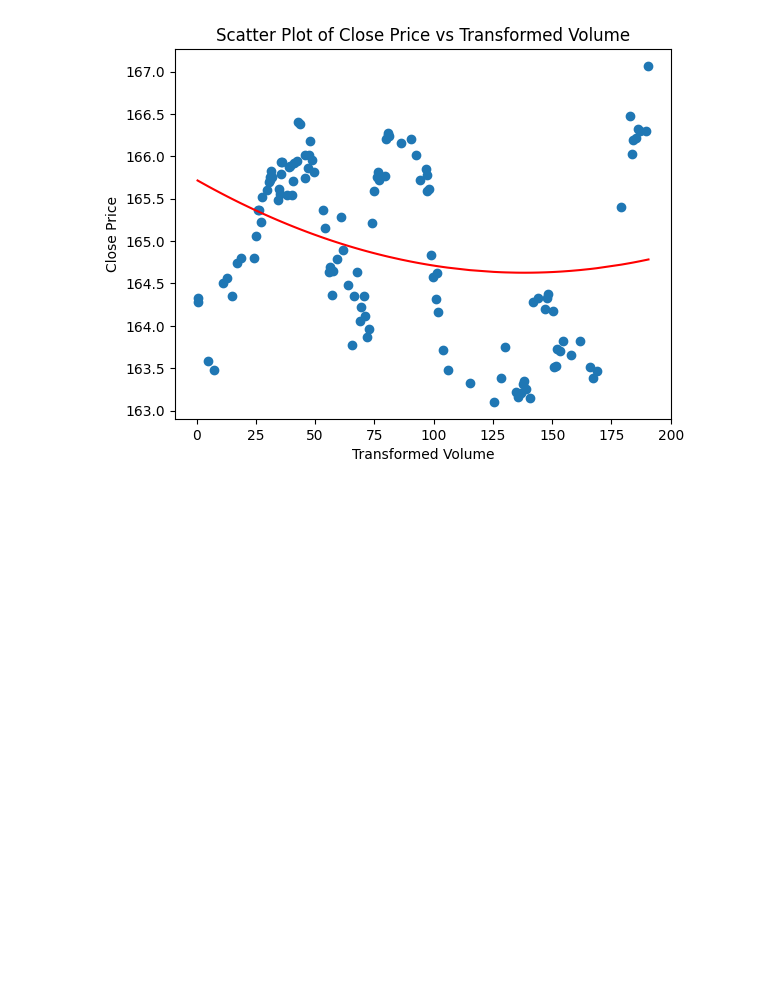
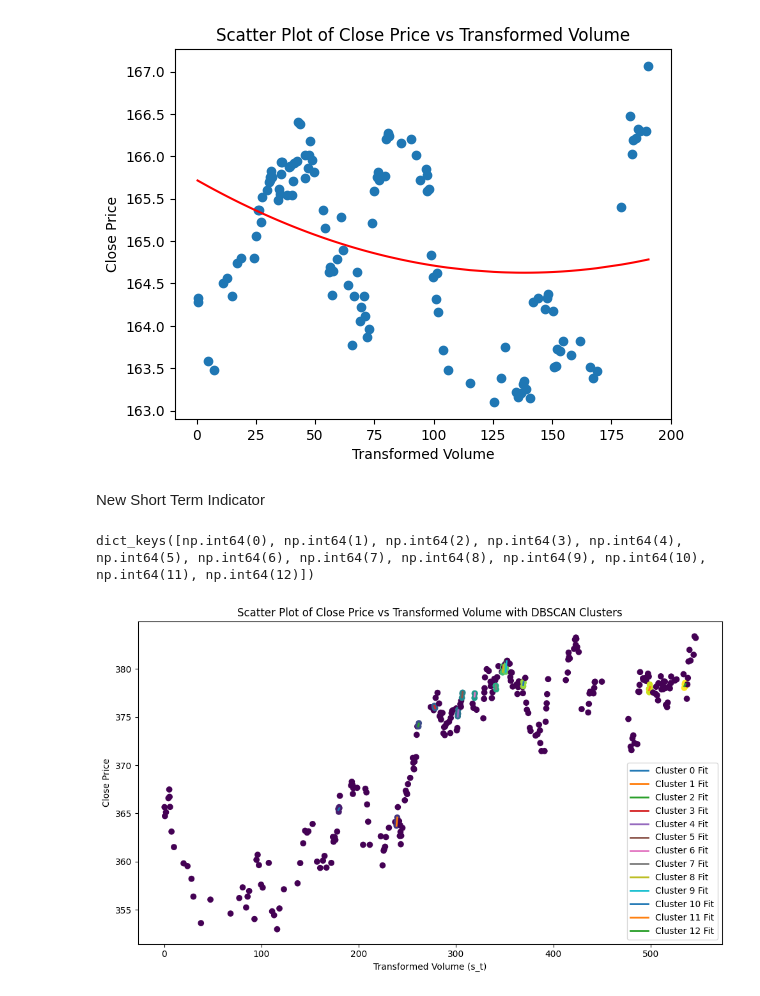
Before and after one commit to kechprog/trading_strat, a Jupyter notebook: visualize.ipynb, the cells around one changed output. Drawn from its saved outputs; the diff is of its cells as text; code cells hidden in the pictures; blank space fills up the shorter version.

Commit message:
new indicator attempts

```diff
--- a/visualize.ipynb
+++ b/visualize.ipynb
@@ -118,3 +118,74 @@ plt.title('Scatter Plot of Close Price vs Transformed Volume')
 plt.show()
 # %% [output]
 [figure]
+# %% [markdown]
+New Short Term Indicator
+# %%
+import numpy as np
+import pandas as pd
+from sklearn.preprocessing import StandardScaler
+from sklearn.cluster import DBSCAN
+import random
+
+df = pd.read_csv('./raw_data/VOO_60min_splits_only_standard.csv', parse_dates=['timestamp'], index_col='timestamp').sort_index()
+
+sample_size = 300
+sample_star = random.randint(0, len(df) - sample_size)
+sample = df.iloc[sample_star:sample_star+sample_size]  # take a random
+
+close = sample['close'].to_numpy()
+volume = sample['volume'].to_numpy()
+
+log_vol = np.log(volume)
+z = np.cumsum(np.exp((log_vol - np.mean(log_vol)) / np.std(log_vol)))
+
+P = np.column_stack([z, close])
+# P = StandardScaler().fit_transform(P)
+
+clusterer = DBSCAN(eps=0.6, min_samples=3)
+labels = clusterer.fit_predict(P)
+
+# TODO: maybe it's not noise and we need better clustering
+a_k = dict([(l, []) for l in set(labels) if l != -1])
+
+for e, l in zip(P, labels):
+    if l != -1:
+        a_k[l].append(e)
+
+
+a_k = {}
+for l in set(labels):
+    if l == -1:
+        continue
+    v = [e for e, lab in zip(P, labels) if lab == l]
+    v = sorted(v, key=lambda x: x[0])  # sort by z (x-axis)
+    coefs = np.polyfit(*zip(*v), 1)
+    a_k[l] = {
+        "coefs": coefs,
+        "start": v[0][0],
+        "end": v[-1][0]
+    }
+
+a_k.keys()
+# %% [output]
+dict_keys([np.int64(0), np.int64(1), np.int64(2), np.int64(3), np.int64(4), np.int64(5), np.int64(6), np.int64(7), np.int64(8), np.int64(9), np.int64(10), np.int64(11), np.int64(12)])
+# %%
+from matplotlib import pyplot as plt
+import numpy as np
+
+plt.figure(figsize=(10,6))
+plt.scatter(z, close, c=labels, cmap='viridis', marker='o')
+plt.xlabel('Transformed Volume (s_t)')
+plt.ylabel('Close Price')
+plt.title('Scatter Plot of Close Price vs Transformed Volume with DBSCAN Clusters')
+
+for k, a in a_k.items():
+    x_vals = np.array([a["start"], a["end"]])
+    y_vals = np.polyval(a["coefs"], x_vals)
+    plt.plot(x_vals, y_vals, label=f'Cluster {k} Fit', linewidth=2)
+
+plt.legend()
+plt.tight_layout()
+plt.show()
+# %% [output]
+[figure, added]
```
